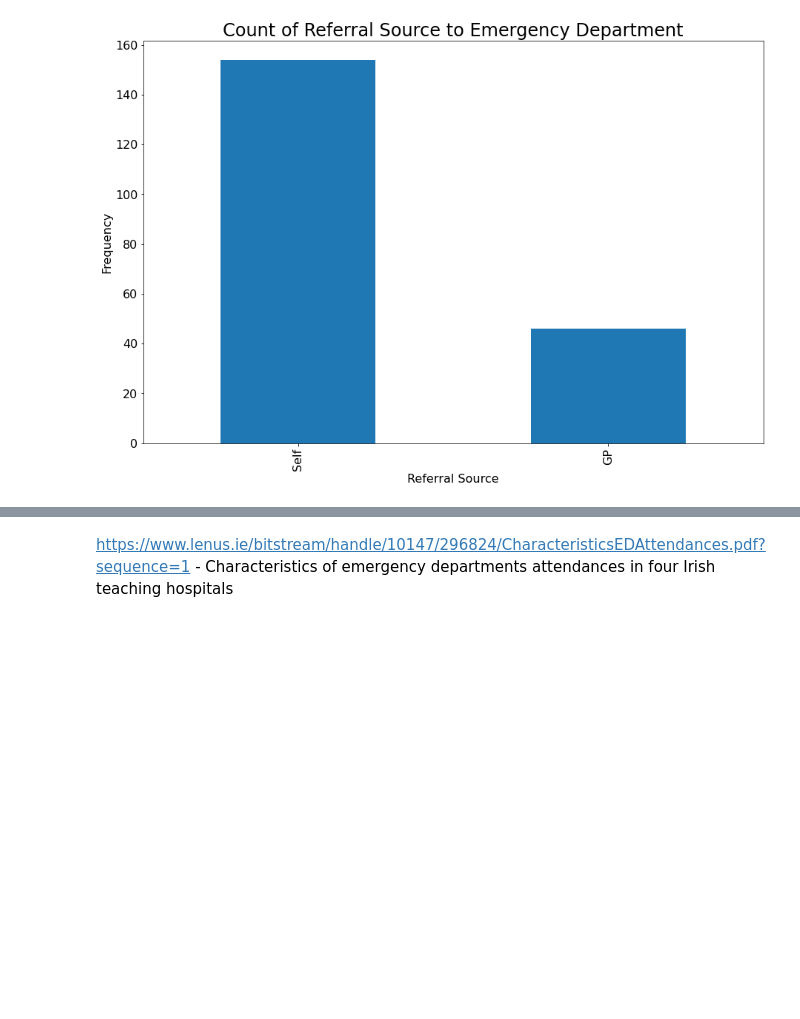
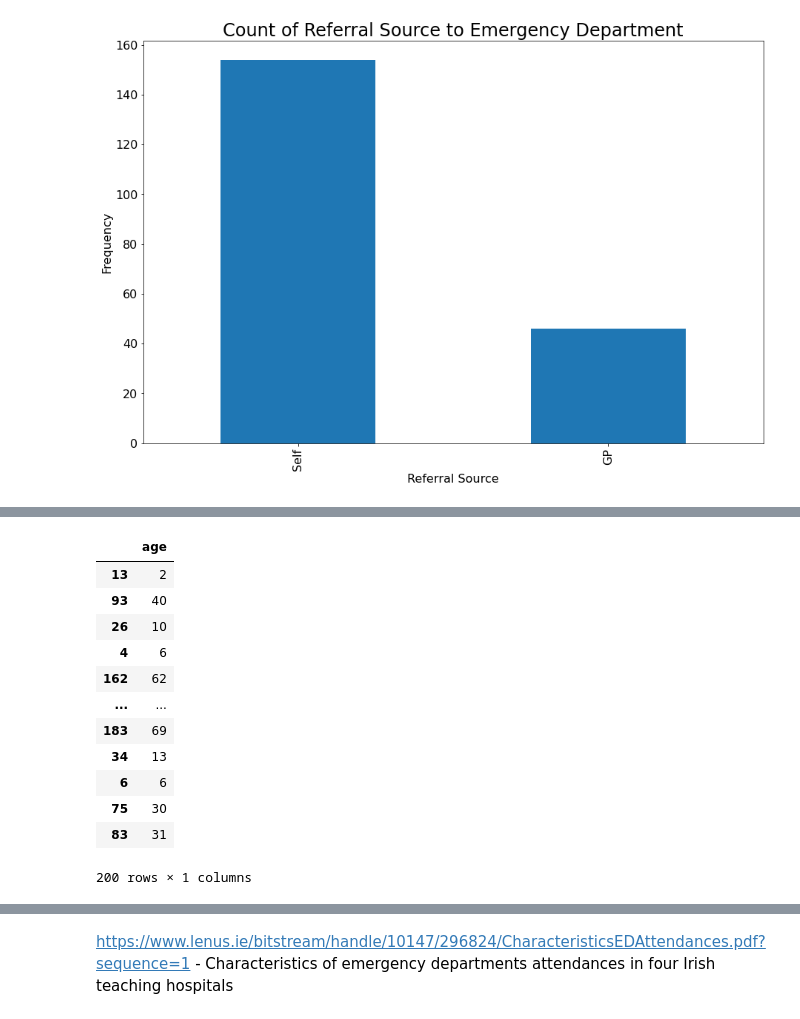
Before and after one commit to fionnmccarthy/Prog_DA_Project, a Jupyter notebook: real_world_phenomenon .ipynb, the cells around one changed output, grey strips where cells are left out. Cells and saved outputs as stored; diff of their text form; code cells hidden in the pictures; blank space fills up the shorter version.

```diff
--- a/real_world_phenomenon .ipynb
+++ b/real_world_phenomenon .ipynb
@@ -277,0 +288,16 @@ PET compliance https://www.imo.ie/news-media/publications/Compliance-PP.pdf
+# %%
+age_df
+# %% [output]
+|  | age |
+| 13 | 2 |
+| 93 | 40 |
+| 26 | 10 |
+| 4 | 6 |
+| 162 | 62 |
+| ... | ... |
+| 183 | 69 |
+| 34 | 13 |
+| 6 | 6 |
+| 75 | 30 |
+| 83 | 31 |
+200 rows × 1 columns
```
Also changed, not shown: parts of 17 cells of this notebook, 2 other files.
